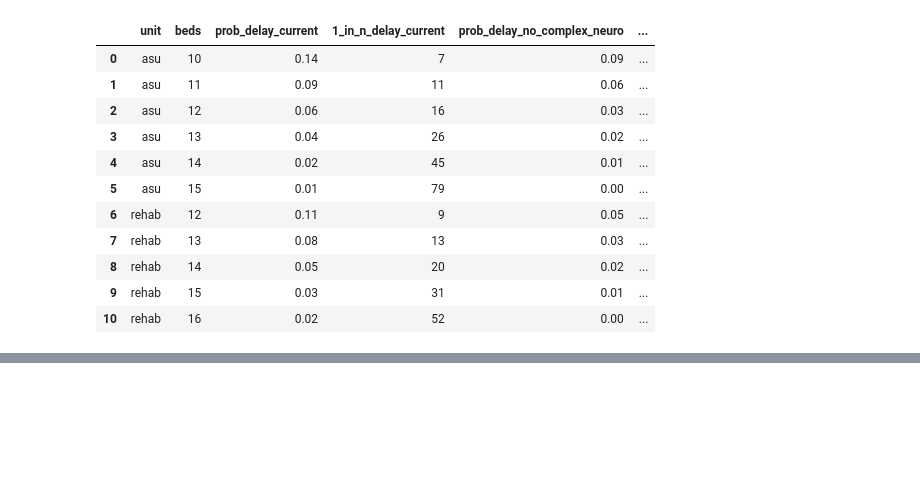
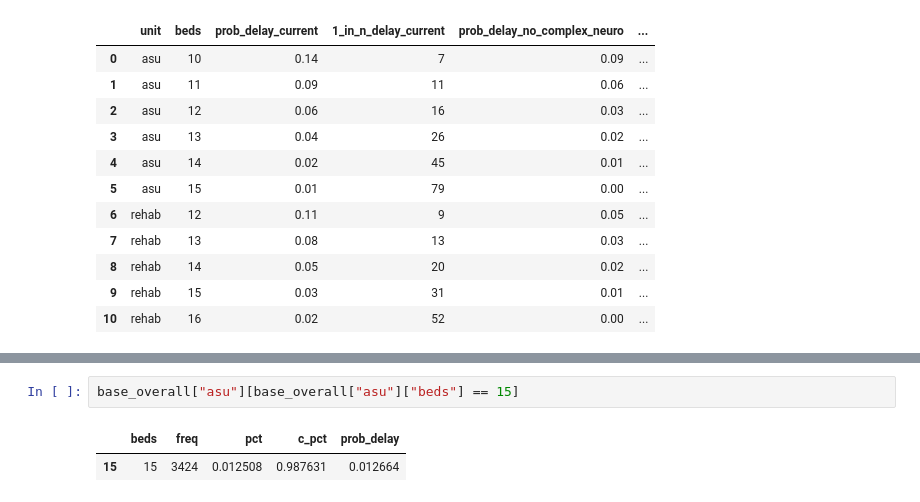
Before and after one commit to pythonhealthdatascience/pydesrap_stroke, a Jupyter notebook: notebooks/analysis.ipynb, the cells around one changed output, grey strips where cells are left out. Cells and saved outputs as stored; diff of their text form; blank space fills up the shorter version.

```diff
--- a/notebooks/analysis.ipynb
+++ b/notebooks/analysis.ipynb
@@ -410,0 +461,5 @@ sup_tab1.to_csv(os.path.join(OUTPUT_DIR, "delay_scenario4.csv"), index=False)
+# %%
+base_overall["asu"][base_overall["asu"]["beds"] == 15]
+# %% [output]
+|  | beds | freq | pct | c_pct | prob_delay |
+| 15 | 15 | 3424 | 0.012508 | 0.987631 | 0.012664 |
```
Also changed, not shown: parts of 20 cells of this notebook.
